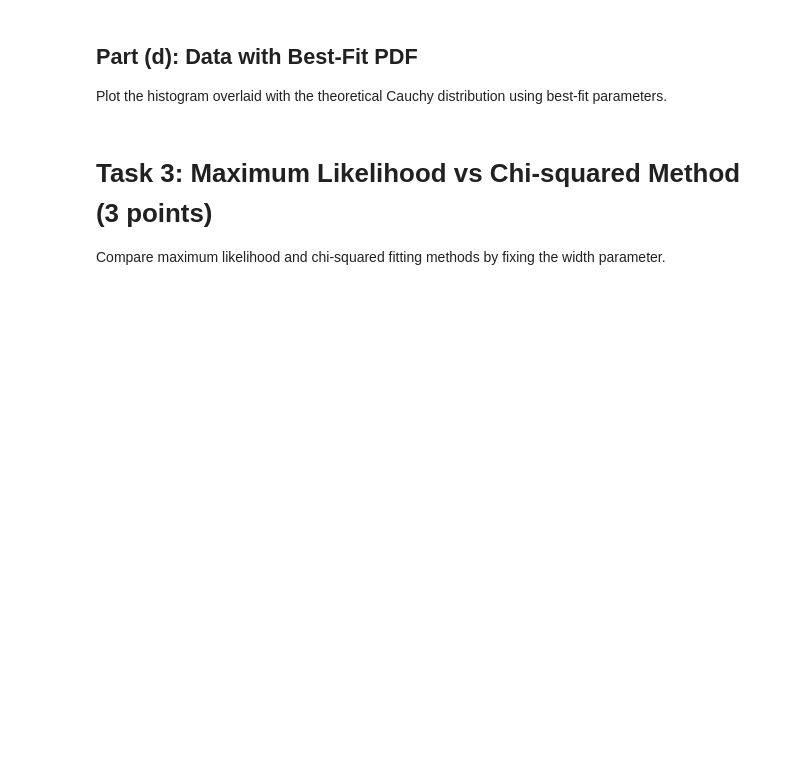
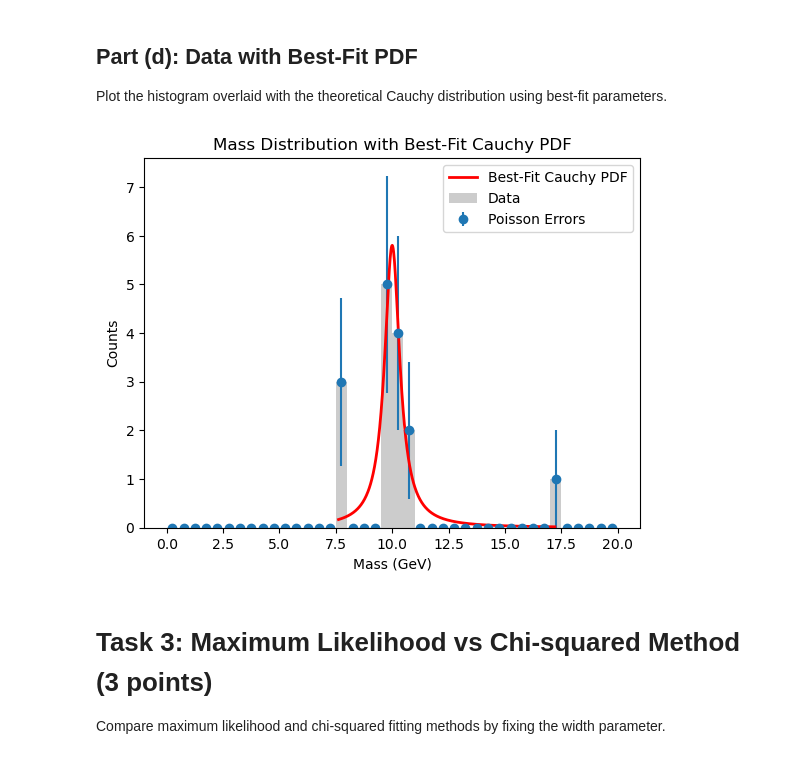
Before and after one commit to NirmalKumarMari/PHYS-434, a Jupyter notebook: lab_4_template.ipynb, the cells around one changed output. Saved outputs shown, nothing was run; the diff lists cells and outputs as text; code cells hidden in the pictures; blank space fills up the shorter version.

```diff
--- a/lab_4_template.ipynb
+++ b/lab_4_template.ipynb
@@ -153,9 +159,29 @@ plt.show()
 
 Plot the histogram overlaid with the theoretical Cauchy distribution using best-fit parameters.
 # %%
-# TODO: Plot histogram of data
-# TODO: Calculate and plot theoretical PDF using best-fit parameters
-# TODO: Scale PDF to match histogram (scales from probability to expected counts per bin)
+# Plot histogram of data
+# Histogram settings
+bin_width = 0.5
+bins = np.arange(0, 20 + bin_width, bin_width)
+# Create histogram with error bars (use sqrt(N) for Poisson errors)
+counts, bin_edges = np.histogram(mass, bins=bins)
+bin_centers = 0.5 * (bin_edges[1:] + bin_edges[:-1])
+errors = np.sqrt(counts)
+x_values = np.linspace(min(mass), max(mass), 500)
+pdf_values = cauchy_pdf(x_values, best_mass, best_width)
+# Scale PDF to match histogram (scales from probability to expected counts per bin)
+scaling_factor = len(mass) * bin_width
+pdf_scaled = pdf_values * scaling_factor
+plt.bar(bin_centers, counts, width=bin_width, color='gray', alpha=0.4, label='Data')
+plt.errorbar(bin_centers, counts, yerr=errors, fmt='o', label='Poisson Errors')
+plt.plot(x_values, pdf_scaled, color='red', lw=2, label='Best-Fit Cauchy PDF')
+plt.xlabel('Mass (GeV)')
+plt.ylabel('Counts')
+plt.title('Mass Distribution with Best-Fit Cauchy PDF')
+plt.legend()
+plt.show()
+# %% [output]
+[figure, added]
 # %% [markdown]
 # Task 3: Maximum Likelihood vs Chi-squared Method (3 points)
 
```
Also changed, not shown: parts of 9 cells of this notebook.
